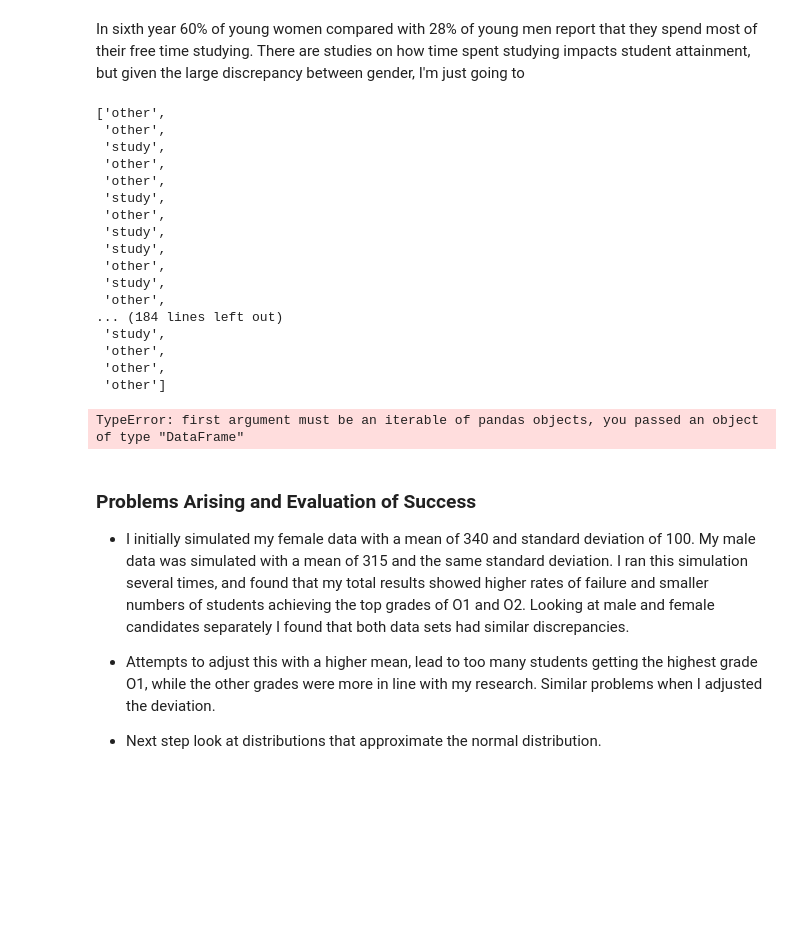
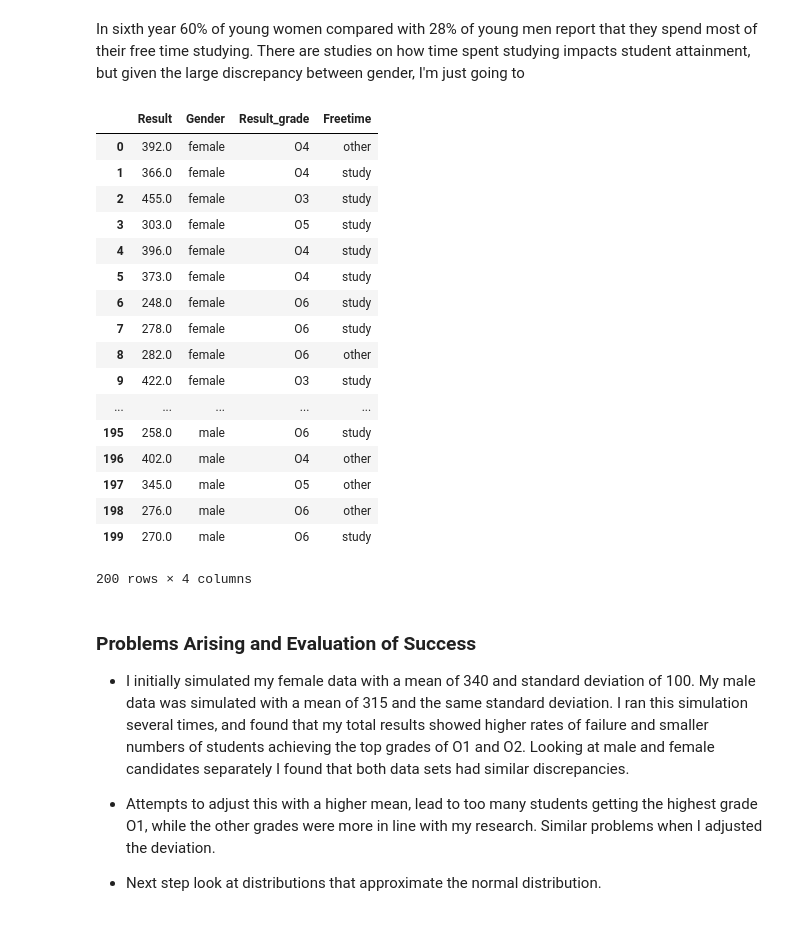
Before and after one commit to MarionMcG/python-fundamentals-project, a Jupyter notebook: exam-cohort.ipynb, the cells around one changed output. Drawn from its saved outputs; the diff is of its cells as text; code cells hidden in the pictures; blank space fills up the shorter version.

Commit message:
Converted to pd.series and added new column

```diff
--- a/exam-cohort.ipynb
+++ b/exam-cohort.ipynb
@@ -311,32 +311,31 @@ df4 = df4.append(df3, ignore_index=True)
 df4 = df4.sample(frac=1)
 df4.reset_index()
 
-df_ = df_.append(df4, ignore_index=True);
-df_['Freetime'].tolist()
+df_ = df_.append(df4, ignore_index=True)
+freetime = pd.Series(df_['Freetime'])
-# %% [output]
-['other',
- 'other',
- 'study',
- 'other',
- 'other',
- 'study',
- 'other',
- 'study',
- 'study',
- 'other',
- 'study',
- 'other',
-... (184 lines left out)
- 'study',
- 'other',
- 'other',
- 'other']
 # %%
 # Joining df_ to simulation df
-
-df = pd.concat(df_, df)
+df['Freetime'] = freetime.values
+df
 # %% [output]
+|  | Result | Gender | Result_grade | Freetime |
+| 0 | 392.0 | female | O4 | other |
+| 1 | 366.0 | female | O4 | study |
+| 2 | 455.0 | female | O3 | study |
+| 3 | 303.0 | female | O5 | study |
+| 4 | 396.0 | female | O4 | study |
+| 5 | 373.0 | female | O4 | study |
+| 6 | 248.0 | female | O6 | study |
+| 7 | 278.0 | female | O6 | study |
+| 8 | 282.0 | female | O6 | other |
+| 9 | 422.0 | female | O3 | study |
+| ... | ... | ... | ... | ... |
+| 195 | 258.0 | male | O6 | study |
+| 196 | 402.0 | male | O4 | other |
+| 197 | 345.0 | male | O5 | other |
+| 198 | 276.0 | male | O6 | other |
+| 199 | 270.0 | male | O6 | study |
-TypeError: first argument must be an iterable of pandas objects, you passed an object of type "DataFrame"
+200 rows × 4 columns
 # %% [markdown]
 ### Problems Arising and Evaluation of Success
 
```
Also changed, not shown: parts of 7 cells of this notebook.
